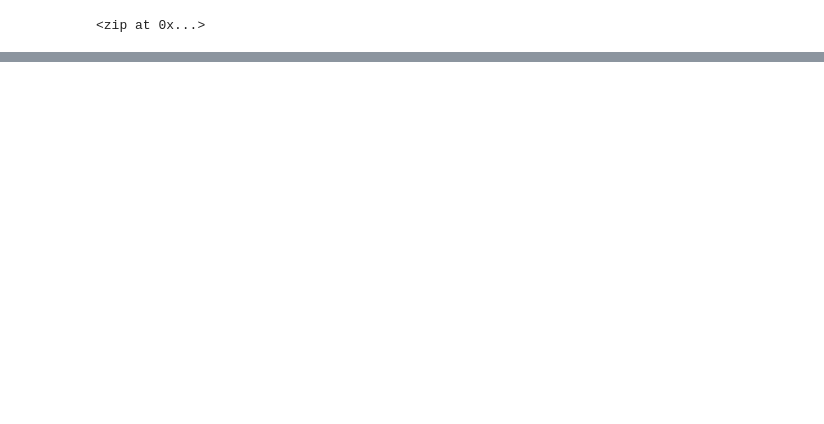
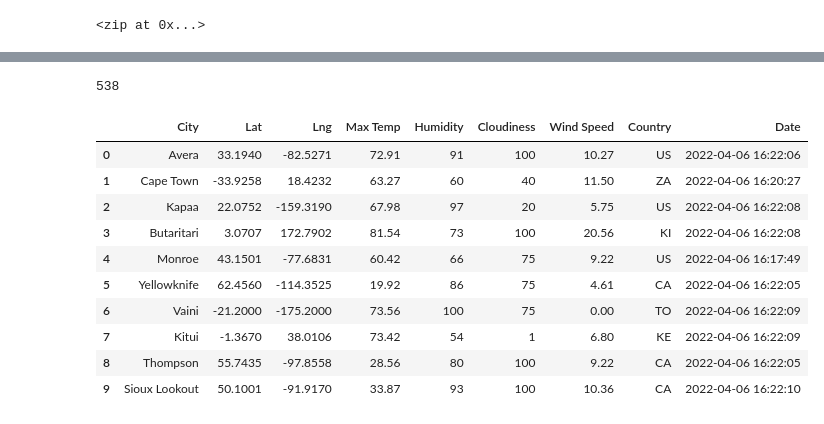
Before and after one commit to LnzyDee/World_Weather_Analysis, a Jupyter notebook: WeatherPy.ipynb, the cells around one changed output, grey strips where cells are left out. Cells and saved outputs as stored; diff of their text form; code cells hidden in the pictures; blank space fills up the shorter version.

Commit message:
modifying .gitignore and adding WeatherPy file

```diff
--- a/WeatherPy.ipynb
+++ b/WeatherPy.ipynb
@@ -32,0 +41,3 @@ len(cities)
+# %%
+# Starting URL for Weather Map API Call
+url = "http://api.openweathermap.org/data/2.5/weather?units=Imperial&APPID=" + weather_api_key
@@ -32,0 +124,20 @@ len(cities)
+# %%
+len(city_data)
+# %% [output]
+538
+# %%
+# Convert the array of dictionaries to a Pandas DataFrame
+city_data_df = pd.DataFrame(city_data)
+city_data_df.head(10)
+# %% [output]
+|  | City | Lat | Lng | Max Temp | Humidity | Cloudiness | Wind Speed | Country | Date |
+| 0 | Avera | 33.1940 | -82.5271 | 72.91 | 91 | 100 | 10.27 | US | 2022-04-06 16:22:06 |
+| 1 | Cape Town | -33.9258 | 18.4232 | 63.27 | 60 | 40 | 11.50 | ZA | 2022-04-06 16:20:27 |
+| 2 | Kapaa | 22.0752 | -159.3190 | 67.98 | 97 | 20 | 5.75 | US | 2022-04-06 16:22:08 |
+| 3 | Butaritari | 3.0707 | 172.7902 | 81.54 | 73 | 100 | 20.56 | KI | 2022-04-06 16:22:08 |
+| 4 | Monroe | 43.1501 | -77.6831 | 60.42 | 66 | 75 | 9.22 | US | 2022-04-06 16:17:49 |
+| 5 | Yellowknife | 62.4560 | -114.3525 | 19.92 | 86 | 75 | 4.61 | CA | 2022-04-06 16:22:05 |
+| 6 | Vaini | -21.2000 | -175.2000 | 73.56 | 100 | 75 | 0.00 | TO | 2022-04-06 16:22:09 |
+| 7 | Kitui | -1.3670 | 38.0106 | 73.42 | 54 | 1 | 6.80 | KE | 2022-04-06 16:22:09 |
+| 8 | Thompson | 55.7435 | -97.8558 | 28.56 | 80 | 100 | 9.22 | CA | 2022-04-06 16:22:05 |
+| 9 | Sioux Lookout | 50.1001 | -91.9170 | 33.87 | 93 | 100 | 10.36 | CA | 2022-04-06 16:22:10 |
```
Also changed, not shown: parts of 6 cells of this notebook, 3 other files.
